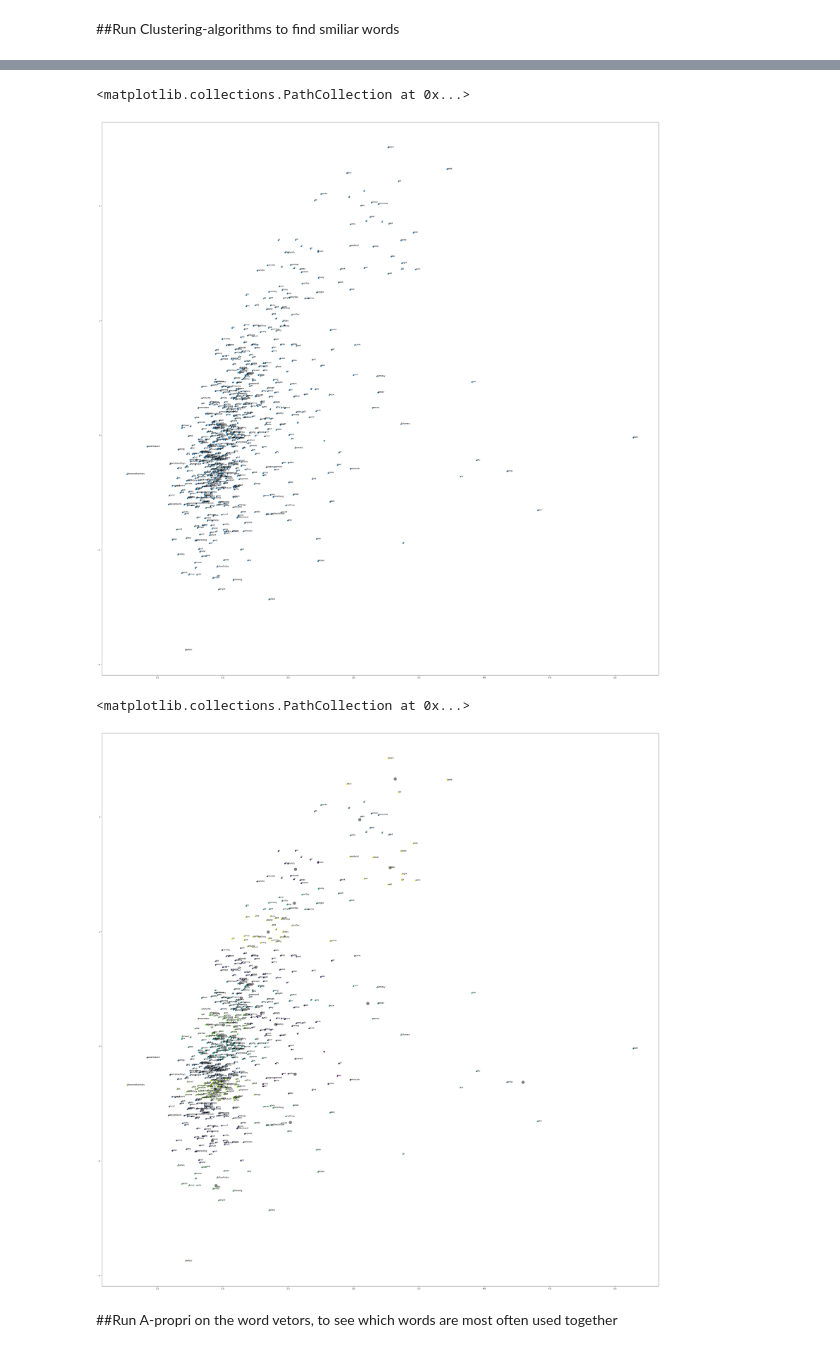
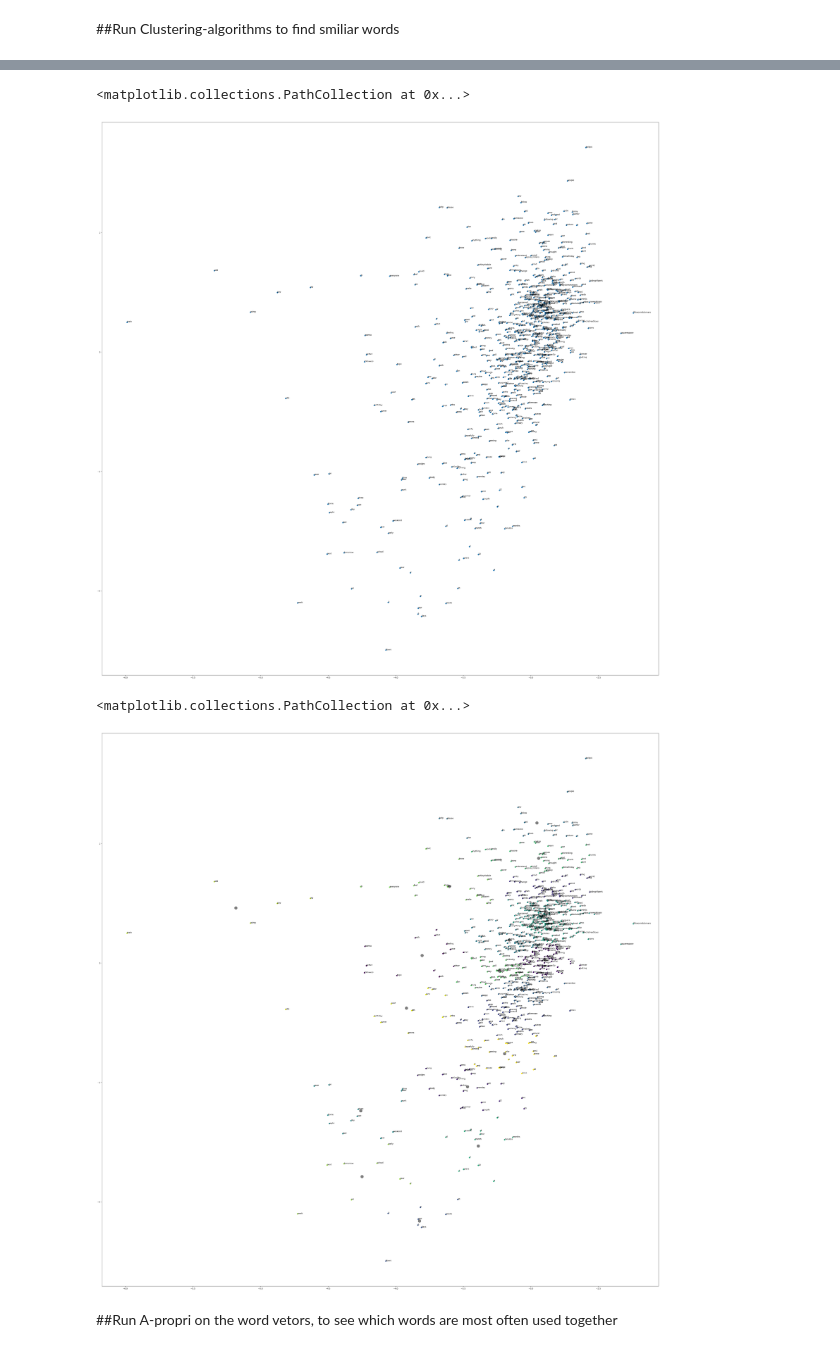
Before and after one commit to DavidRiemer02/DataMiningProj, a Jupyter notebook: DataMiningProj.ipynb, the cells around one changed output, grey strips where cells are left out. Cells and saved outputs as stored; diff of their text form; code cells hidden in the pictures.

```diff
--- a/DataMiningProj.ipynb
+++ b/DataMiningProj.ipynb
@@ -164,6 +162,6 @@ root
 sentences = [data[0] for data in dataset.
              select('filtered').collect()]
 # %%
-w2vModel = Word2Vec(sentences=sentences, vector_size=200, workers=1, seed=42)
+w2vModel = Word2Vec(sentences=sentences, vector_size=2000, workers=1, seed=42)
 w2vModel.save("word2vec.model")
 # %%
@@ -236,0 +225,22 @@ PCA_data_labeled =PCA_final[['word','x_values','y_values']]
+# %%
+from scipy.linalg import svd
+from numpy import zeros, diag
+#get first 750 rows of vectors
+vectors750 = w2vModel.wv[w2vModel.wv.key_to_index][:750]
+
+U, s, VT = svd(vectors750, full_matrices=False)
+Sigma = zeros((vectors750.shape[0], vectors750.shape[1]))
+Sigma[:vectors750.shape[0], :vectors750.shape[0]] = diag(s)
+n_elements = 2
+Sigma = Sigma[:, :n_elements]
+VT = VT[:n_elements, :]
+# reconstruct
+B = U.dot(Sigma.dot(VT))
+# transform
+SVD_result = U.dot(Sigma)
+SVD_resultDF = pd.DataFrame(SVD_result)
+SVD_resultDF['x_values'] =SVD_resultDF.iloc[0:, 0]
+SVD_resultDF['y_values'] =SVD_resultDF.iloc[0:, 1]
+SVD_final = pd.merge(words, SVD_resultDF, left_index=True, right_index=True)
+SVD_final['word'] =SVD_final.iloc[0:, 0]
+SVD_data_labeled =SVD_final[['word','x_values','y_values']]
@@ -241,33 +265,33 @@ fig.set_figheight(50)
 fig.set_figwidth(50)
 ax = fig.add_subplot(1, 1, 1)
 #label the points with their respective words
-for word, x, y in zip(PCA_data_labeled['word'], PCA_data_labeled['x_values'], PCA_data_labeled['y_values']):
+for word, x, y in zip(SVD_data_labeled['word'], SVD_data_labeled['x_values'], SVD_data_labeled['y_values']):
     plt.annotate(word, (x, y))
-plt.scatter(PCA_data_labeled['x_values'], PCA_data_labeled['y_values'])
+plt.scatter(SVD_data_labeled['x_values'], SVD_data_labeled['y_values'])
 # %% [output]
 <matplotlib.collections.PathCollection at 0x...>
-[figure, old version]
+[figure, new version]
 # %%
 #Run k-means and color the the points in the graph to their respective cluster
-#Run k-means on the PCA_data_labeled dataframe
+#Run k-means on the SVD_data_labeled dataframe
 kmeans = KMeans(n_clusters=20)
-kmeans.fit(PCA_data_labeled[['x_values','y_values']])
-y_kmeans = kmeans.predict(PCA_data_labeled[['x_values','y_values']])
+kmeans.fit(SVD_data_labeled[['x_values','y_values']])
+y_kmeans = kmeans.predict(SVD_data_labeled[['x_values','y_values']])
 # %%
 fig = plt.figure()
 #zoom out of the graph to see the words more clearly
 fig.set_figheight(50)
 fig.set_figwidth(50)
 ax = fig.add_subplot(1, 1, 1)
-plt.scatter(PCA_data_labeled['x_values'], PCA_data_labeled['y_values'], c=y_kmeans, cmap='viridis')
+plt.scatter(SVD_data_labeled['x_values'], SVD_data_labeled['y_values'], c=y_kmeans, cmap='viridis')
 #Plot the centroids of the clusters
 centers = kmeans.cluster_centers_
-for word, x, y in zip(PCA_data_labeled['word'], PCA_data_labeled['x_values'], PCA_data_labeled['y_values']):
+for word, x, y in zip(SVD_data_labeled['word'], SVD_data_labeled['x_values'], SVD_data_labeled['y_values']):
     plt.annotate(word, (x, y))
 plt.scatter(centers[:, 0], centers[:, 1], c='black', s=200, alpha=0.5)
 # %% [output]
 <matplotlib.collections.PathCollection at 0x...>
-[figure, old version]
+[figure, new version]
 # %% [markdown]
 ##Run A-propri on the word vetors, to see which words are most often used together
 # %%
```
Also changed, not shown: parts of 12 cells of this notebook.
